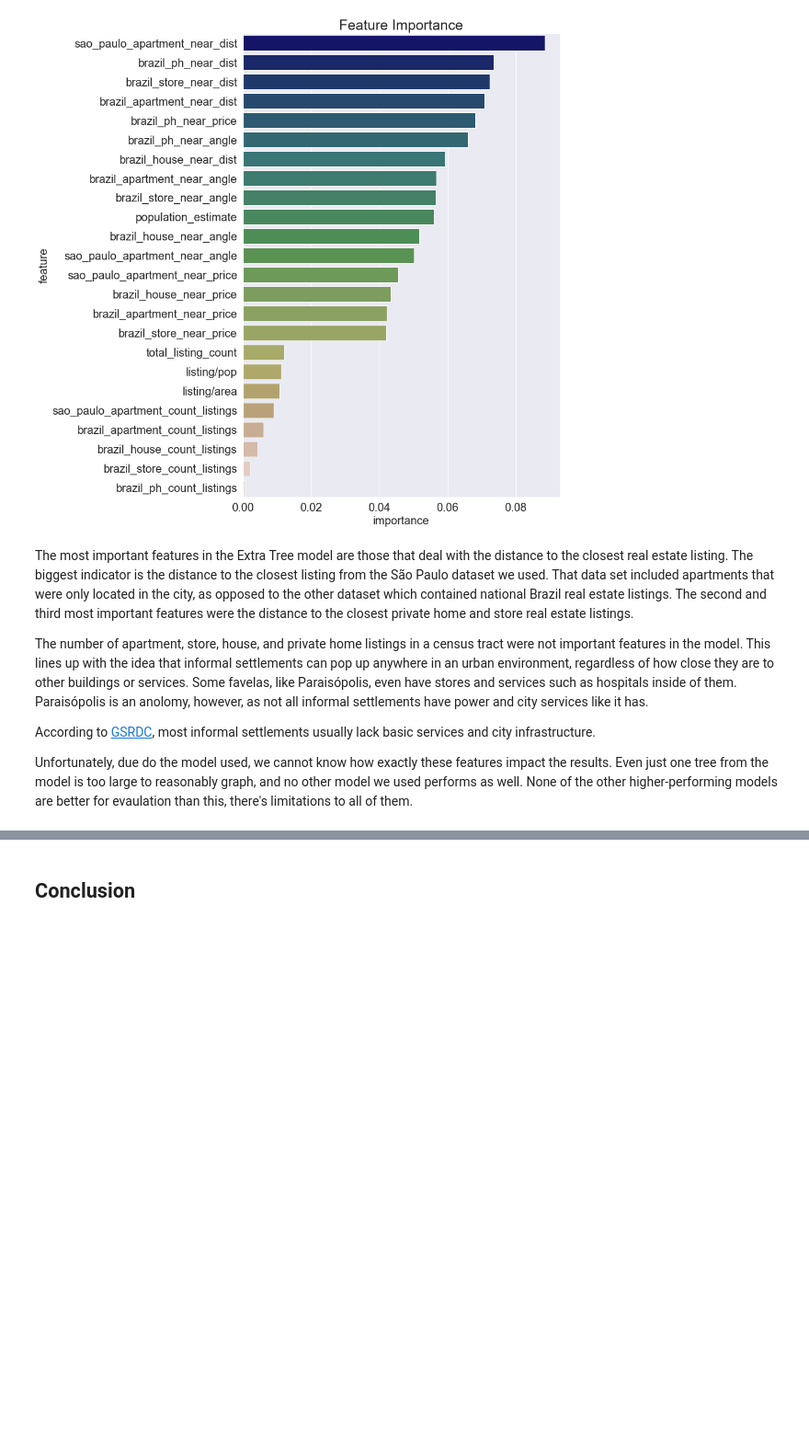
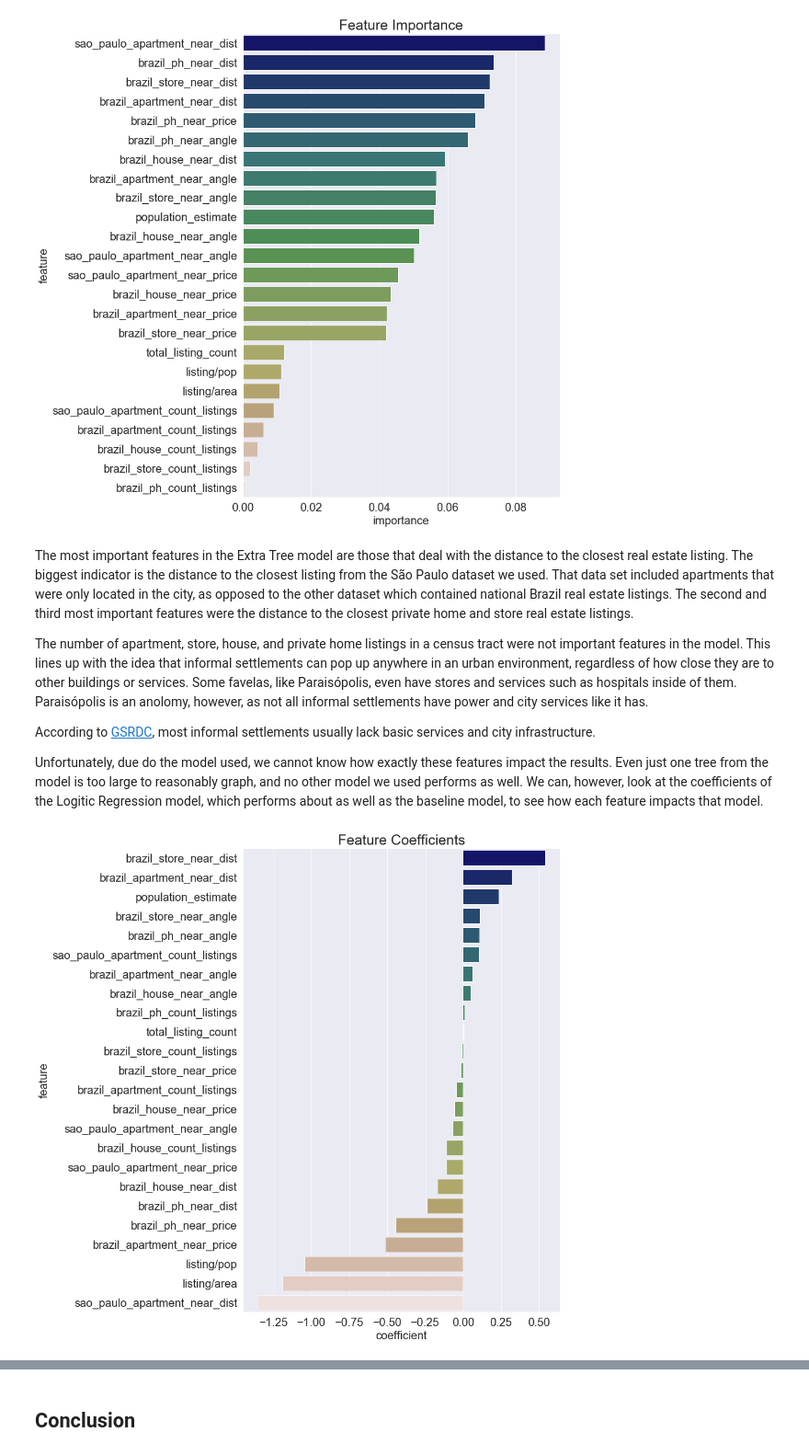
Before and after one commit to q-downgrade/informal-settlement-identification, a Jupyter notebook: modeling/modeling-notebook.ipynb, the cells around one changed output, grey strips where cells are left out. Shown at 92% size. Drawn from its saved outputs; the diff is of its cells as text; code cells hidden in the pictures; blank space fills up the shorter version.

```diff
--- a/modeling/modeling-notebook.ipynb
+++ b/modeling/modeling-notebook.ipynb
@@ -53,7 +53,7 @@ from sklearn.tree import export_graphviz
 import warnings
 warnings.filterwarnings('ignore')
 # %%
-data = pd.read_csv('final_dataset.csv')
+data = pd.read_csv('../data/modeling_dataset.csv')
 # %%
 data.head()
 # %% [output]
@@ -689,4 +689,29 @@ The number of apartment, store, house, and private home listings in a census tra
 
 According to [GSRDC](https://gsdrc.org/topic-guides/urban-governance/key-policy-challenges/informal-settlements/), most informal settlements usually lack basic services and city infrastructure.
 
-Unfortunately, due do the model used, we cannot know how exactly these features impact the results. Even just one tree from the model is too large to reasonably graph, and no other model we used performs as well. None of the other higher-performing models are better for evaulation than this, there's limitations to all of them.
+Unfortunately, due do the model used, we cannot know how exactly these features impact the results. Even just one tree from the model is too large to reasonably graph, and no other model we used performs as well. We can, however, look at the coefficients of the Logitic Regression model, which performs about as well as the baseline model, to see how each feature impacts that model.
+# %%
+# getting the feature coefficiants crom the Logistic Regression model
+coefs = gs_lr.best_estimator_.steps[1][1].coef_
+# getting keys of the test set
+keys = X_test.keys()
+# zipping the keys and feature importances
+feat_coef = pd.DataFrame(list(zip(keys, coefs[0])),
+                         columns=['feature', 'coefficient'])
+# sorting the dataframe by coefficients
+feat_coef = feat_coef.sort_values(by='coefficient', ascending=False)
+
+# plotting coefficients
+plt.figure(figsize=(10, 15))
+plt.title('Feature Coefficients', fontsize=25)
+sns.set_style("darkgrid")
+sns.barplot(data=feat_coef,
+            x='coefficient',
+            y='feature',
+            orient='h',
+            palette="gist_earth")
+plt.xlabel('coefficient', fontsize=20)
+plt.ylabel('feature', fontsize=20)
+plt.tick_params(labelsize=20)
+# %% [output]
+[figure, added]
```
Also changed, not shown: parts of 1 cell of this notebook.
